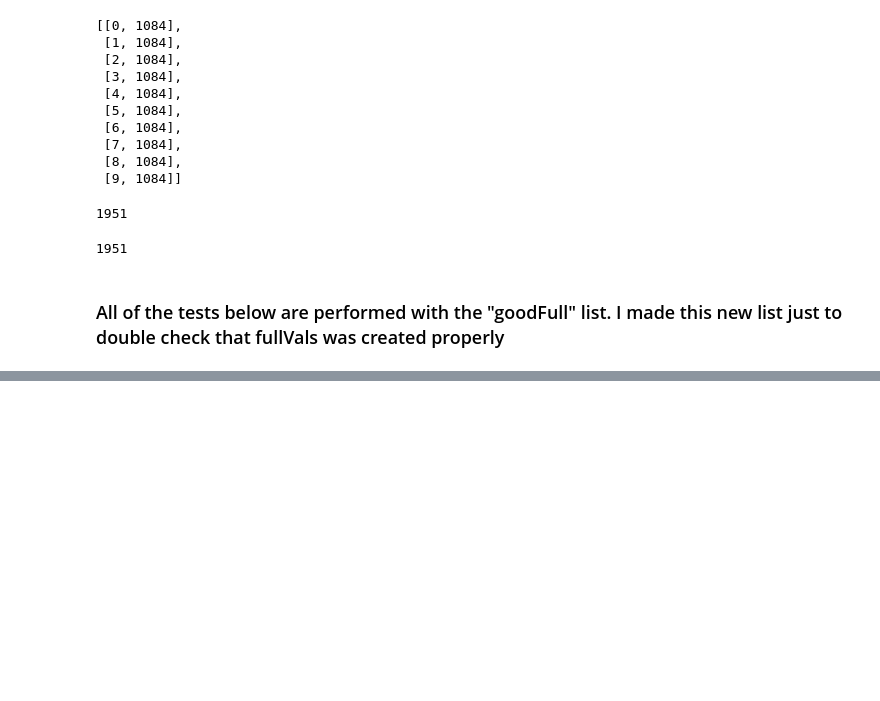
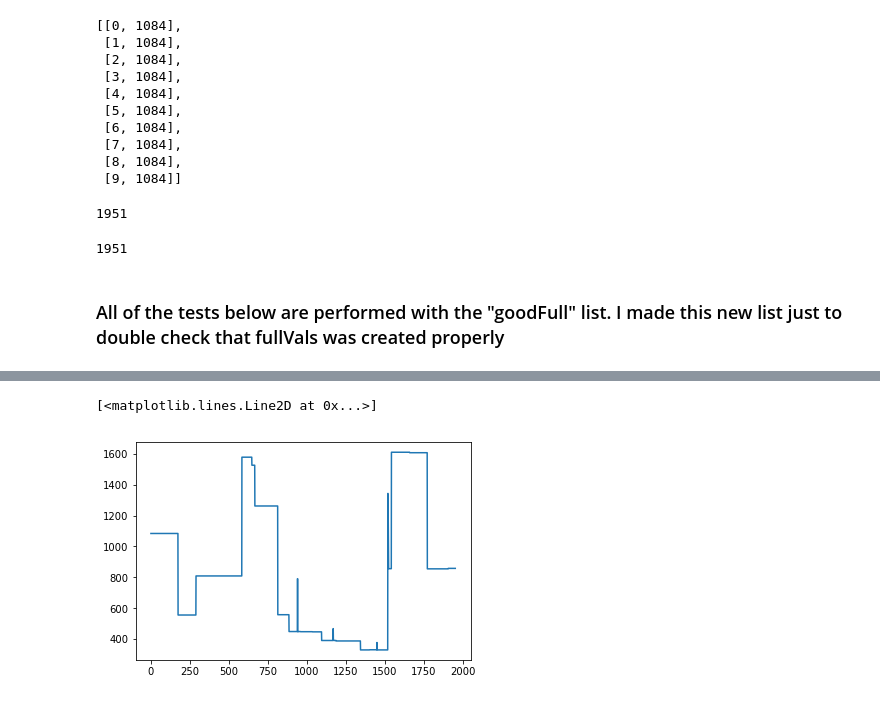
Before and after one commit to AlirezaSamar/PowerDisaggregation, a Jupyter notebook: LoadProcessing.ipynb, the cells around one changed output, grey strips where cells are left out. Drawn from its saved outputs; the diff is of its cells as text; code cells hidden in the pictures; blank space fills up the shorter version.

Commit message:
unknown List added

```diff
--- a/LoadProcessing.ipynb
+++ b/LoadProcessing.ipynb
@@ -689,6 +685,14 @@ fullVals[0:10] #the full data. Simple list of form [[TS1, W1],[TS2, W2]...]
  [7, 1084],
  [8, 1084],
  [9, 1084]]
+# %%
+from copy import deepcopy
+unknown = deepcopy(goodFull)
+fullVals = deepcopy(goodFull)
+for value in d:
+    for i in range(len(d[value])):
+        if d[value][i][1] != 0:
+            unknown[i][1] = unknown[i][1] - d[value][i][1]
 # %%
 len(fullVals)
 # %% [output]
@@ -742,0 +747,5 @@ plt.plot(np.asarray(d[d.keys()[3]])[1000:2000,1])
+# %%
+plt.plot(np.asarray(unknown)[0:2000,1])
+# %% [output]
+[<matplotlib.lines.Line2D at 0x...>]
+[figure, added]
```
Also changed, not shown: parts of 25 cells of this notebook.
